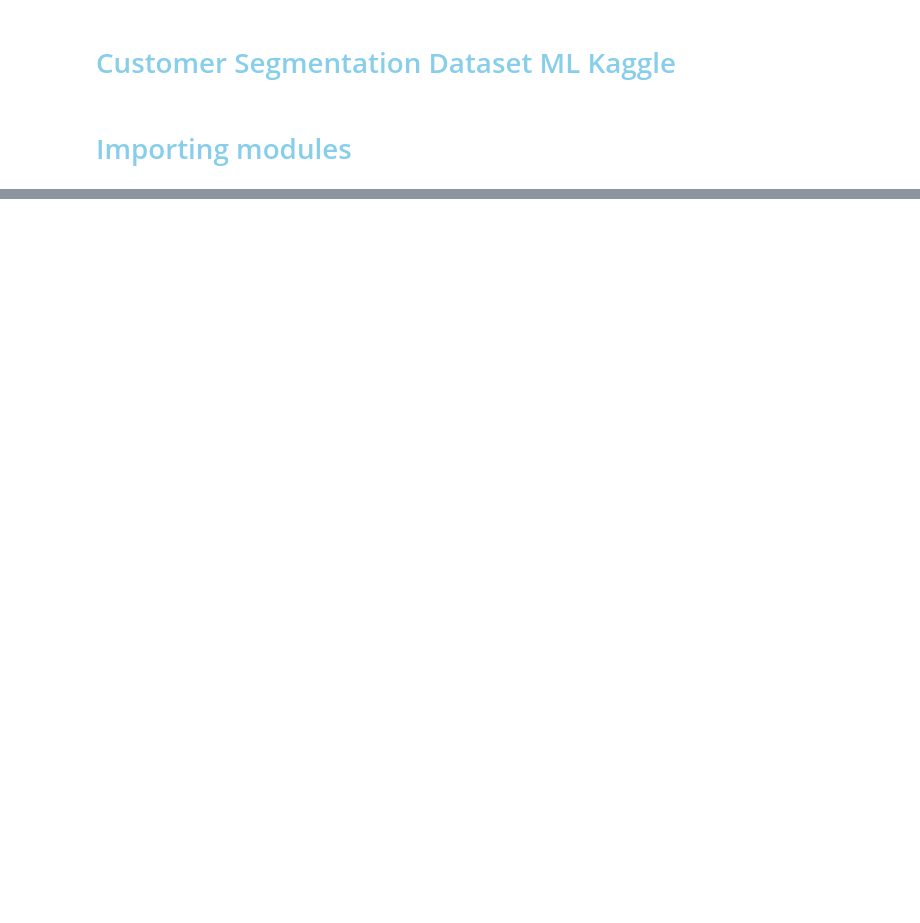
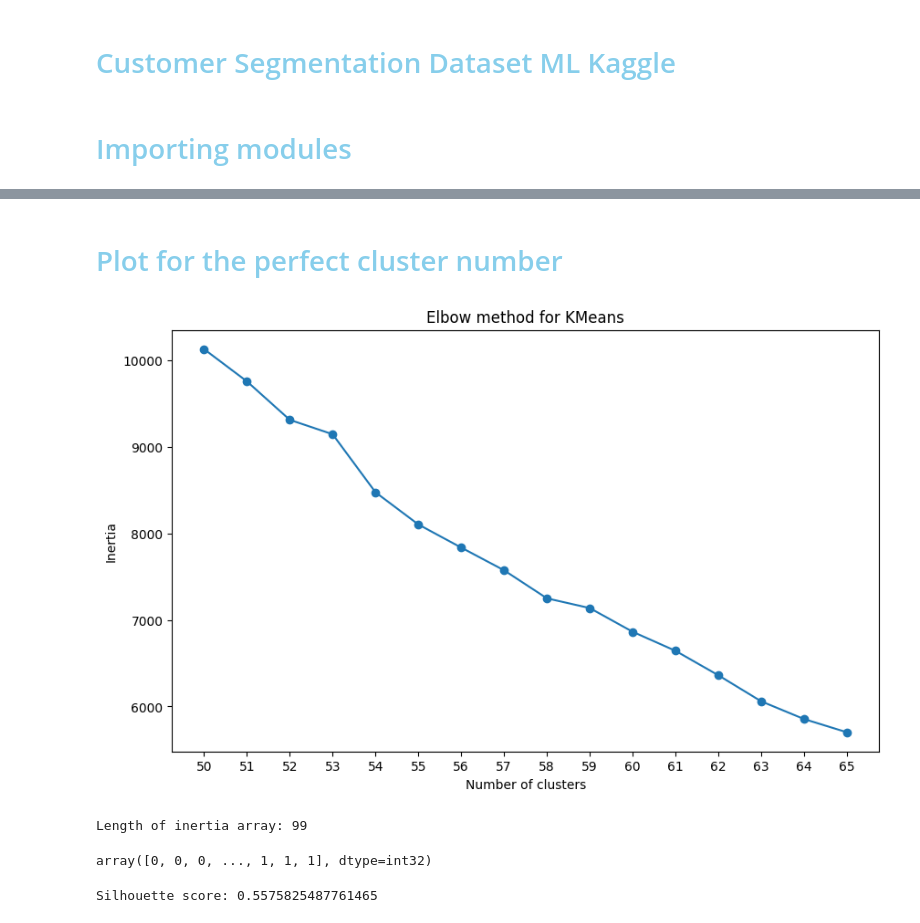
Before and after one commit to marius2347/Customer-Segmentation-using-Machine-Learning-in-Python-on-Kaggle, a Jupyter notebook: customers.ipynb, the cells around one changed output, grey strips where cells are left out. Cells and saved outputs as stored; diff of their text form; code cells hidden in the pictures; blank space fills up the shorter version.

```diff
--- a/customers.ipynb
+++ b/customers.ipynb
@@ -16,0 +117,7 @@ customers.head()
+# %%
+# Standardize the values
+
+X = customers[['Quantity', 'UnitPrice']]
+scaler = StandardScaler()
+X_scaled = scaler.fit_transform(X)
+X_scaled
@@ -16,0 +132,8 @@ customers.head()
+# %%
+# Convert cathegorical feature to integers
+
+countries = customers['Country']
+countries_2d = [[country] for country in countries]
+ordinal = OrdinalEncoder()
+countries_2d_encoded = ordinal.fit_transform(countries_2d)
+countries_2d_encoded
@@ -16,0 +166,7 @@ customers.head()
+# %%
+countries_encoded = countries_2d_encoded.ravel()
+
+if len(countries_encoded) == X_scaled.shape[0]:
+    X_scaled_with_countries = np.concatenate((X_scaled, countries_2d_encoded), axis=1)
+
+X_scaled_with_countries
@@ -16,0 +183,8 @@ customers.head()
+# %%
+inertia = []
+
+for nr_c in range(1, 100):
+    kmeans = KMeans(n_clusters = nr_c, random_state = 42, n_init = 'auto')
+    kmeans.fit(X_scaled_with_countries)
+    inertia.append(kmeans.inertia_)
+inertia
@@ -16,0 +209,35 @@ customers.head()
+# %% [markdown]
+<h1 style = "color: skyblue">Plot for the perfect cluster number</h1>
+# %%
+cluster_range = range(50, 66)
+
+inertia_subset = inertia[50:66]
+
+plt.figure(figsize=(10, 6))
+plt.plot(cluster_range, inertia_subset, marker='o')
+plt.title('Elbow method for KMeans')
+plt.xlabel('Number of clusters')
+plt.ylabel('Inertia')
+plt.xticks(cluster_range)
+plt.show()
+# %% [output]
+[figure, added]
+# %%
+print("Length of inertia array:", len(inertia))
+# %% [output]
+Length of inertia array: 99
+# %%
+kmeans = KMeans(n_clusters = 54, random_state = 42, n_init = 'auto')
+kmeans_labels = kmeans.fit_predict(X_scaled_with_countries)
+kmeans_labels
+# %% [output]
+array([0, 0, 0, ..., 1, 1, 1], dtype=int32)
+# %%
+
+# Assume X_scaled is the array of scaled data and kmeans_labels contains the cluster labels
+# Calculate the silhouette score
+score = silhouette_score(X_scaled_with_countries, kmeans_labels)
+
+print("Silhouette score:", score)
+# %% [output]
+Silhouette score: 0.5575825487761465
```
Also changed, not shown: parts of 17 cells of this notebook, 1 other file.
